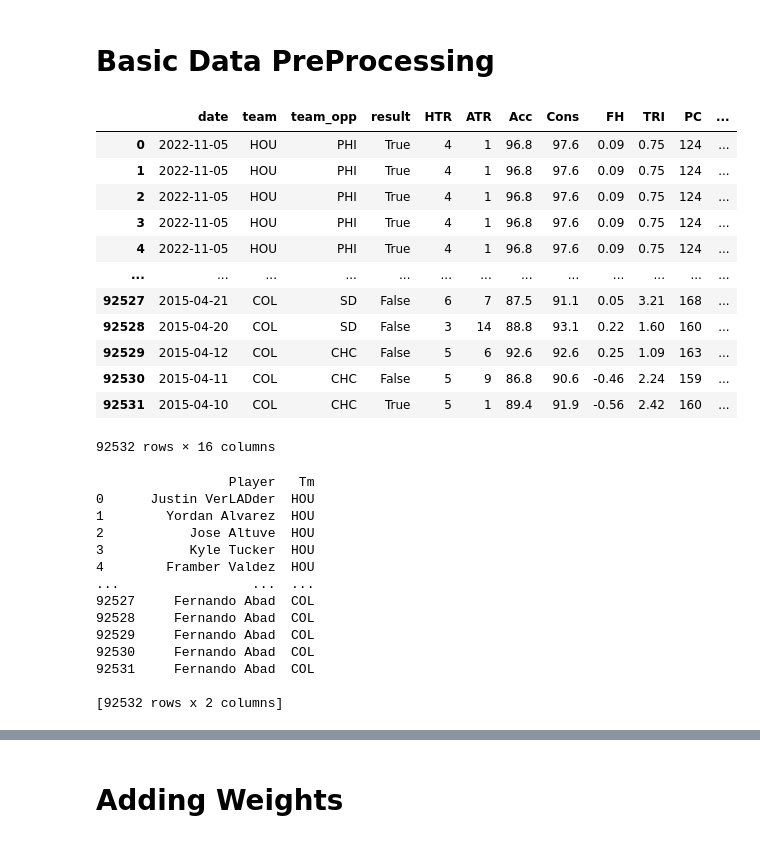
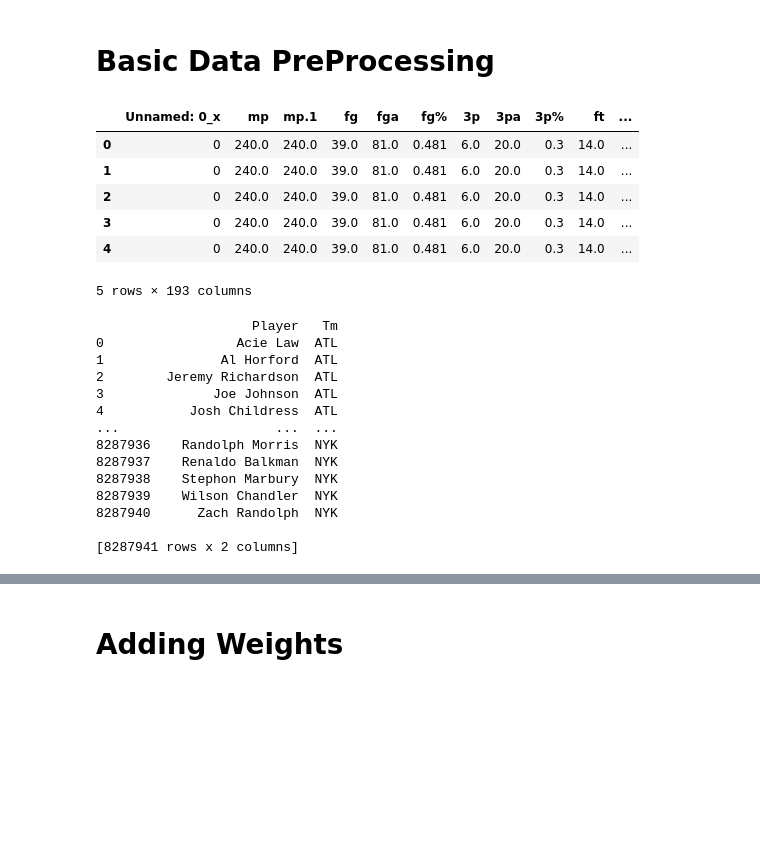
Before and after one commit to PurthaShaariyaar/Final-Capstone, a Jupyter notebook: preprocessing.ipynb, the cells around one changed output, grey strips where cells are left out. Cells and saved outputs as stored; diff of their text form; code cells hidden in the pictures; blank space fills up the shorter version.

```diff
--- a/preprocessing.ipynb
+++ b/preprocessing.ipynb
@@ -4,5 +4,5 @@
 import pandas as pd
 
 # Load the datasets
-bb_data = pd.read_csv('mlb_transformedd.csv')
-bb_mvp_stats = pd.read_csv('bs_players.csv')
+nba_data = pd.read_csv('nba_data.csv')
+player_mvp_stats = pd.read_csv('player_mvp_stats.csv')
@@ -22,42 +9,44 @@ team_mapping = {
+# %%
+team_mapping = {
+    'LAL': 'LAL', 'PHO': 'PHO', 'DAL': 'DAL', 'MIA': 'MIA', 'CLE': 'CLE', 'WSB': 'WSB', 'CHI': 'CHI', 'GSW': 'GSW',
+    'IND': 'IND', 'WAS': 'WAS', 'MIN': 'MIN', 'BOS': 'BOS', 'HOU': 'HOU', 'DEN': 'DEN', 'ORL': 'ORL', 'NOH': 'NOP',
+    'TOR': 'TOR', 'SAC': 'SAC', 'CHO': 'CHO', 'POR': 'POR', 'DET': 'DET', 'PHI': 'PHI', 'UTA': 'UTA', 'MIL': 'MIL',
+    'VAN': 'MEM', 'SEA': 'OKC', 'NJN': 'BRK', 'NOK': 'NOP', 'LAC': 'LAC', 'OKC': 'OKC', 'ATL': 'ATL', 'CHA': 'CHO',
+    'MEM': 'MEM', 'NYK': 'NYK', 'NOP': 'NOP', 'BRK': 'BRK', 'SAS': 'SAS', 'CHH': 'CHO'
+}
 # %%
-bb_mvp_stats['Tm'] = bb_mvp_stats['Tm'].map(team_mapping)
+player_mvp_stats['Tm'] = player_mvp_stats['Tm'].map(team_mapping)
 # %%
-combined_data = pd.merge(bb_data, bb_mvp_stats, left_on='team', right_on='Tm')
+combined_data = pd.merge(nba_data, player_mvp_stats, left_on='team', right_on='Tm', how='inner')
 # %%
-combined_data
+combined_data.head()
 # %% [output]
-|  | date | team | team_opp | result | HTR | ATR | Acc | Cons | FH | TRI | PC | ... |
-| 0 | 2022-11-05 | HOU | PHI | True | 4 | 1 | 96.8 | 97.6 | 0.09 | 0.75 | 124 | ... |
-| 1 | 2022-11-05 | HOU | PHI | True | 4 | 1 | 96.8 | 97.6 | 0.09 | 0.75 | 124 | ... |
-| 2 | 2022-11-05 | HOU | PHI | True | 4 | 1 | 96.8 | 97.6 | 0.09 | 0.75 | 124 | ... |
-| 3 | 2022-11-05 | HOU | PHI | True | 4 | 1 | 96.8 | 97.6 | 0.09 | 0.75 | 124 | ... |
-| 4 | 2022-11-05 | HOU | PHI | True | 4 | 1 | 96.8 | 97.6 | 0.09 | 0.75 | 124 | ... |
-| ... | ... | ... | ... | ... | ... | ... | ... | ... | ... | ... | ... | ... |
-| 92527 | 2015-04-21 | COL | SD | False | 6 | 7 | 87.5 | 91.1 | 0.05 | 3.21 | 168 | ... |
-| 92528 | 2015-04-20 | COL | SD | False | 3 | 14 | 88.8 | 93.1 | 0.22 | 1.60 | 160 | ... |
-| 92529 | 2015-04-12 | COL | CHC | False | 5 | 6 | 92.6 | 92.6 | 0.25 | 1.09 | 163 | ... |
-| 92530 | 2015-04-11 | COL | CHC | False | 5 | 9 | 86.8 | 90.6 | -0.46 | 2.24 | 159 | ... |
-| 92531 | 2015-04-10 | COL | CHC | True | 5 | 1 | 89.4 | 91.9 | -0.56 | 2.42 | 160 | ... |
+|  | Unnamed: 0_x | mp | mp.1 | fg | fga | fg% | 3p | 3pa | 3p% | ft | ... |
+| 0 | 0 | 240.0 | 240.0 | 39.0 | 81.0 | 0.481 | 6.0 | 20.0 | 0.3 | 14.0 | ... |
+| 1 | 0 | 240.0 | 240.0 | 39.0 | 81.0 | 0.481 | 6.0 | 20.0 | 0.3 | 14.0 | ... |
+| 2 | 0 | 240.0 | 240.0 | 39.0 | 81.0 | 0.481 | 6.0 | 20.0 | 0.3 | 14.0 | ... |
+| 3 | 0 | 240.0 | 240.0 | 39.0 | 81.0 | 0.481 | 6.0 | 20.0 | 0.3 | 14.0 | ... |
+| 4 | 0 | 240.0 | 240.0 | 39.0 | 81.0 | 0.481 | 6.0 | 20.0 | 0.3 | 14.0 | ... |
-92532 rows × 16 columns
+5 rows × 193 columns
 # %%
 # Select and display only the 'Player' and 'Tm' columns
 player_and_team_data = combined_data[['Player', 'Tm']]
 print(player_and_team_data)
 # %% [output]
-                 Player   Tm
-0      Justin VerLADder  HOU
-1        Yordan Alvarez  HOU
-2           Jose Altuve  HOU
-3           Kyle Tucker  HOU
-4        Framber Valdez  HOU
-...                 ...  ...
-92527     Fernando Abad  COL
-92528     Fernando Abad  COL
-92529     Fernando Abad  COL
-92530     Fernando Abad  COL
-92531     Fernando Abad  COL
+                    Player   Tm
+0                 Acie Law  ATL
+1               Al Horford  ATL
+2        Jeremy Richardson  ATL
+3              Joe Johnson  ATL
+4           Josh Childress  ATL
+...                    ...  ...
+8287936    Randolph Morris  NYK
+8287937    Renaldo Balkman  NYK
+8287938    Stephon Marbury  NYK
+8287939    Wilson Chandler  NYK
+8287940      Zach Randolph  NYK
 
-[92532 rows x 2 columns]
+[8287941 rows x 2 columns]
 # %%
 # Select and display only the 'team' and 'team_opp' columns
 team_and_team_opp_data = combined_data[['team', 'team_opp']]
```
Also changed, not shown: parts of 18 cells of this notebook, 1 other file.
